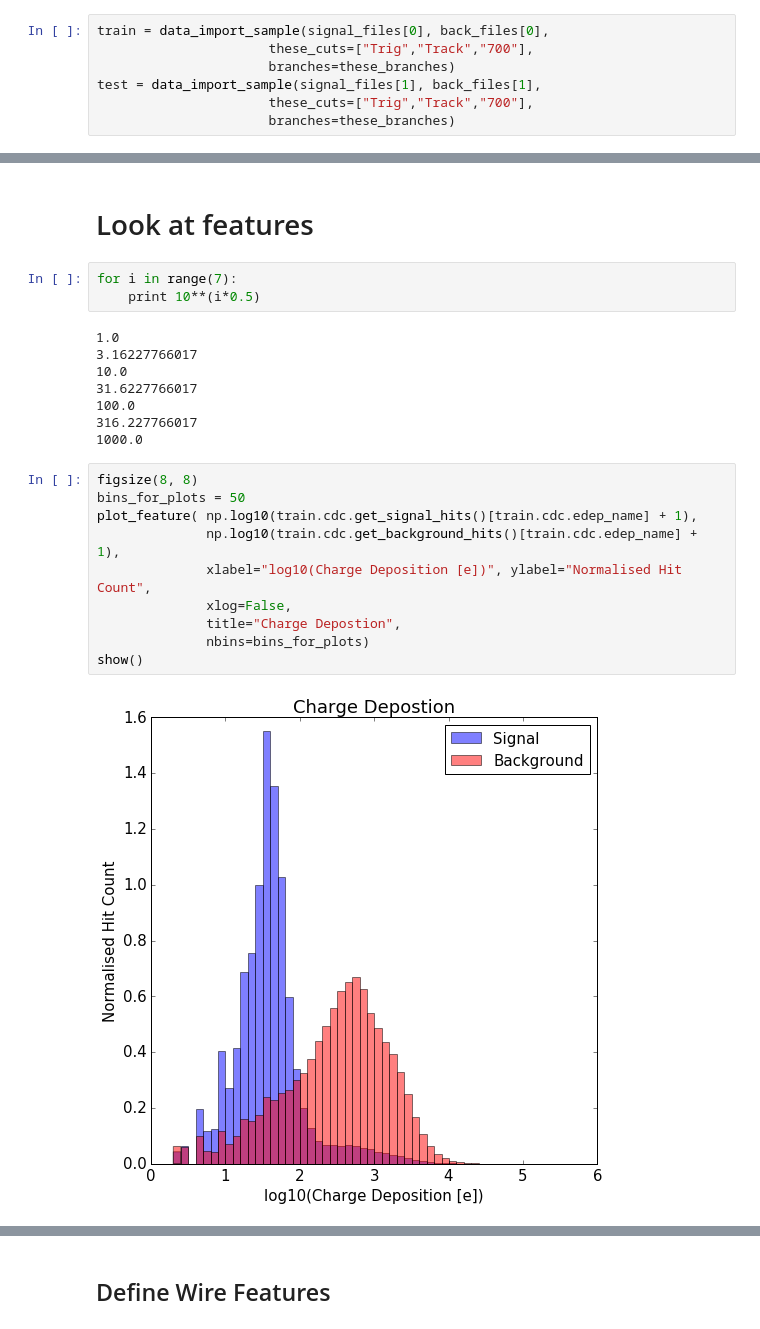
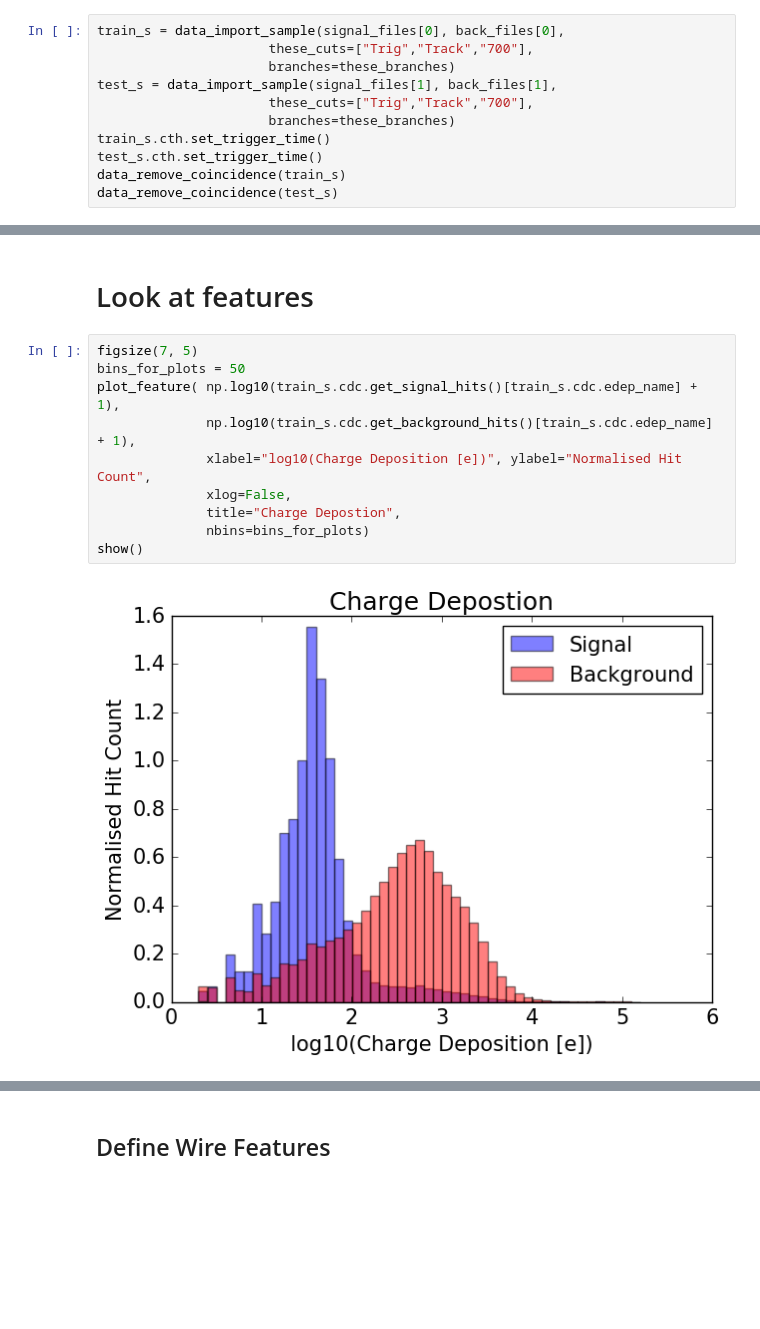
Before and after one commit to ewengillies/track-finding-yandex, a Jupyter notebook: notebooks/BonsaiBDT.ipynb, the cells around one changed output, grey strips where cells are left out. Drawn from its saved outputs; the diff is of its cells as text; blank space fills up the shorter version.

```diff
--- a/notebooks/BonsaiBDT.ipynb
+++ b/notebooks/BonsaiBDT.ipynb
@@ -181,12 +99,16 @@ these_branches = {}
 these_branches["CDC"] = ["MCPos.fP.fX", "MCPos.fP.fY", "MCPos.fP.fZ"]
 these_branches["CTH"] = ["MCPos.fP.fX", "MCPos.fP.fY", "MCPos.fP.fZ"]
 # %%
-train = data_import_sample(signal_files[0], back_files[0],
+train_s = data_import_sample(signal_files[0], back_files[0],
                       these_cuts=["Trig","Track","700"],
                       branches=these_branches)
-test = data_import_sample(signal_files[1], back_files[1],
+test_s = data_import_sample(signal_files[1], back_files[1],
                       these_cuts=["Trig","Track","700"],
                       branches=these_branches)
+train_s.cth.set_trigger_time()
+test_s.cth.set_trigger_time()
+data_remove_coincidence(train_s)
+data_remove_coincidence(test_s)
 # %% [output]
 Using cuts
 { 'CDC': '1 == 1 && 1 == 1 && CDCHit.fDetectedTime < 1620 && CDCHit.fDetectedTime > 700',
@@ -270,25 +190,14 @@ test_evt_samp_masks, test_hit_masks = reset_masks(test_evt_samp, test.cdc)
 # %% [markdown]
 # Look at features
-# %%
-for i in range(7):
-    print 10**(i*0.5)
-# %% [output]
-1.0
-3.16227766017
-10.0
-31.6227766017
-100.0
-316.227766017
-1000.0
 # %%
-figsize(8, 8)
+figsize(7, 5)
 bins_for_plots = 50
-plot_feature( np.log10(train.cdc.get_signal_hits()[train.cdc.edep_name] + 1),
-              np.log10(train.cdc.get_background_hits()[train.cdc.edep_name] + 1),
+plot_feature( np.log10(train_s.cdc.get_signal_hits()[train_s.cdc.edep_name] + 1),
+              np.log10(train_s.cdc.get_background_hits()[train_s.cdc.edep_name] + 1),
               xlabel="log10(Charge Deposition [e])", ylabel="Normalised Hit Count",
               xlog=False,
               title="Charge Depostion",
               nbins=bins_for_plots)
 show()
 # %% [output]
-[figure, old version]
+[figure, new version]
```
Also changed, not shown: parts of 46 cells of this notebook, 5 other files.
